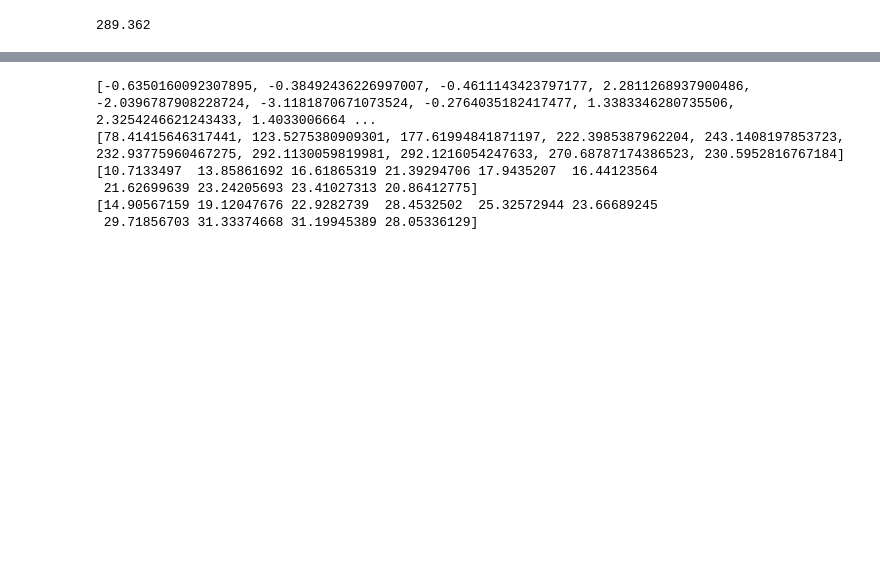
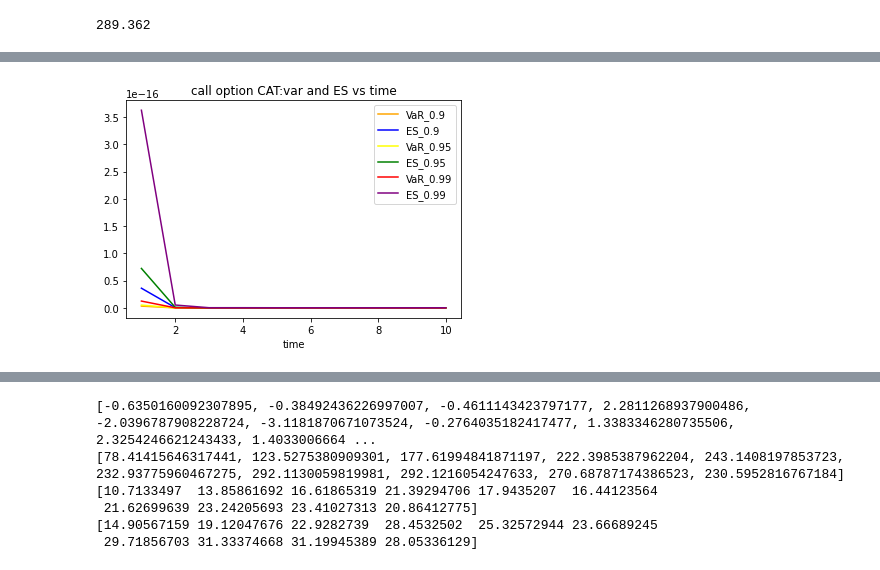
Before and after one commit to ZiyueNie/575, a Jupyter notebook: src/ib_project.ipynb, the cells around one changed output, grey strips where cells are left out. Saved outputs shown, nothing was run; the diff lists cells and outputs as text; code cells hidden in the pictures; blank space fills up the shorter version.

```diff
--- a/src/ib_project.ipynb
+++ b/src/ib_project.ipynb
@@ -335,0 +442,5 @@ def calloption(M):                  #today is 2020/02/14
+# %%
+tcat=calloption1('CAT')
+print(tcat[0])
+print(tcat[1])
+print(tcat[2])
@@ -335,0 +451,19 @@ def calloption(M):                  #today is 2020/02/14
+# %%
+tcat1=VaRt1(0.9,tcat[1],tcat[2],tcat[0])
+tcat2=VaRt1(0.95,tcat[1],tcat[2],tcat[0])
+tcat3=VaRt1(0.99,tcat[1],tcat[2],tcat[0])
+#print(cat1[0])
+#print(cat1[1])
+x=np.linspace(1,10,10)
+plt.plot(x,tcat1[0],'orange',label="VaR_0.9")
+plt.plot(x,tcat1[1],'blue',label="ES_0.9")
+plt.plot(x,tcat2[0],'yellow',label="VaR_0.95")
+plt.plot(x,tcat2[1],'green',label="ES_0.95")
+plt.plot(x,tcat3[0],'red',label="VaR_0.99")
+plt.plot(x,tcat3[1],'purple',label="ES_0.99")
+plt.xlabel('time')
+plt.title('call option CAT:var and ES vs time')
+plt.legend()
+plt.show()
+# %% [output]
+[figure, added]
```
Also changed, not shown: parts of 11 cells of this notebook.
